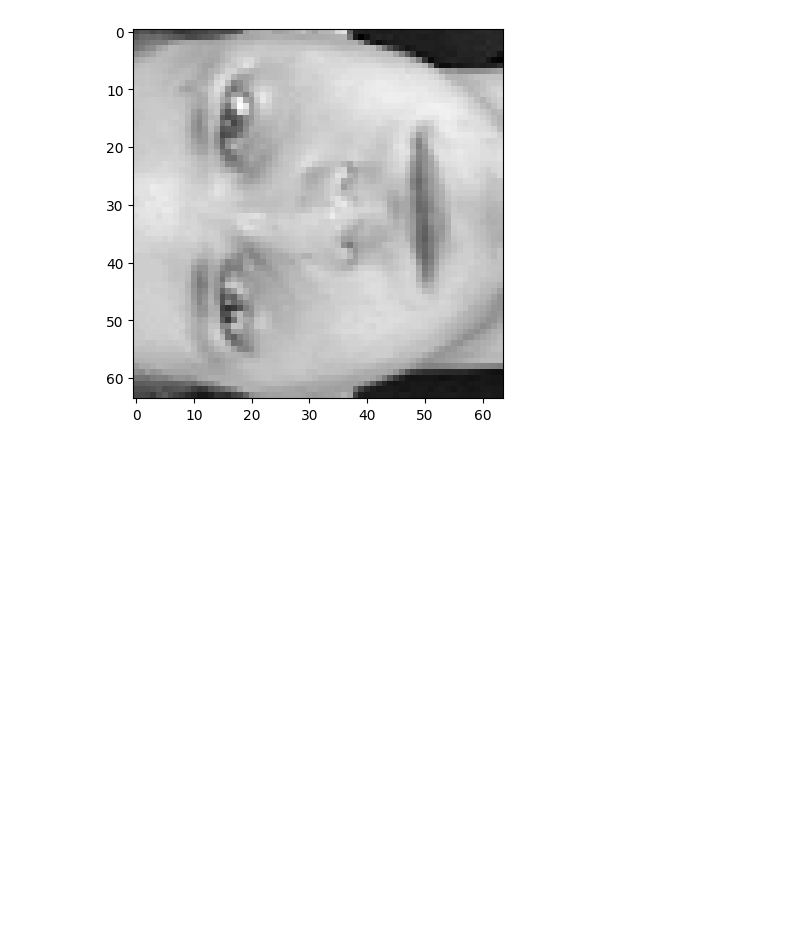
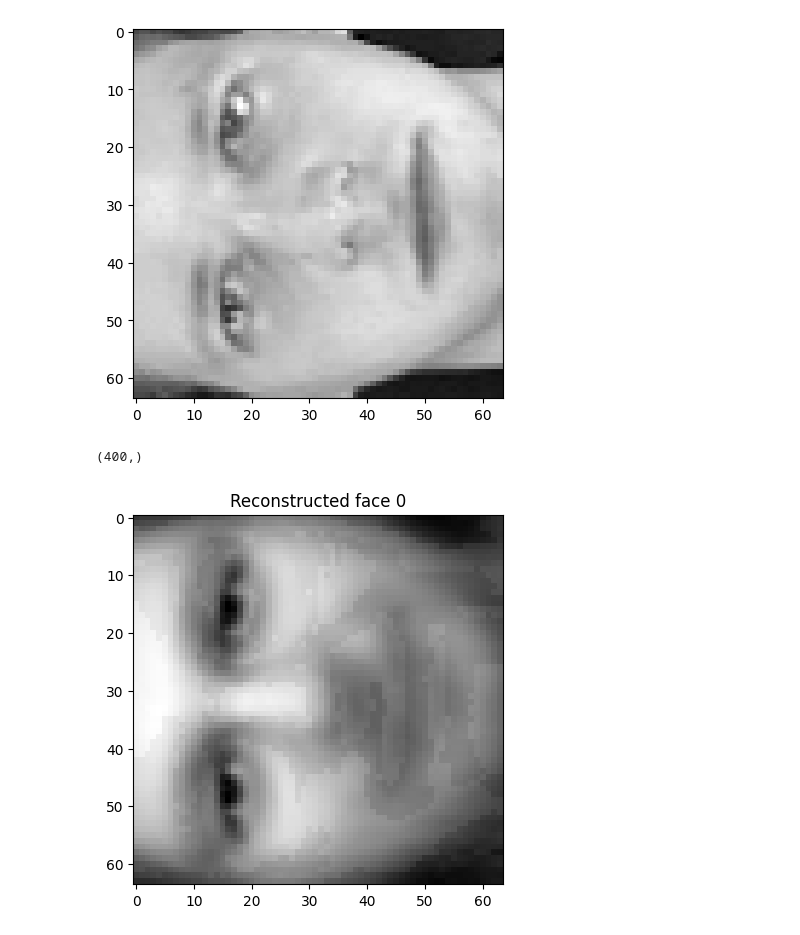
Before and after one commit to imgabrielas/How-To-Make-ML, a Jupyter notebook: NMF/notebook.ipynb, the cells around one changed output. Saved outputs shown, nothing was run; the diff lists cells and outputs as text; code cells hidden in the pictures; blank space fills up the shorter version.

```diff
--- a/NMF/notebook.ipynb
+++ b/NMF/notebook.ipynb
@@ -16,3 +16,24 @@ plt.imshow(X[0].reshape(64, 64), cmap='gray')
 plt.show()
 # %% [output]
 [figure]
+# %%
+y = np.repeat(np.arange(40), 10)
+
+X_train, X_test, y_train, y_test = train_test_split(
+    X, y, test_size=0.2, stratify=y, random_state=0
+)
+
+print(y.shape)
+# %% [output]
+(400,)
+# %%
+model = NMF(n_components=25, init='nndsvda', random_state=0, max_iter=500)
+W_train = model.fit_transform(X_train)
+H = model.components_
+# %%
+reconstruction = W_train[0] @ H
+plt.imshow(reconstruction.reshape(64, 64), cmap='gray')
+plt.title("Reconstructed face 0")
+plt.show()
+# %% [output]
+[figure, added]
```
Also changed, not shown: parts of 2 cells of this notebook.
